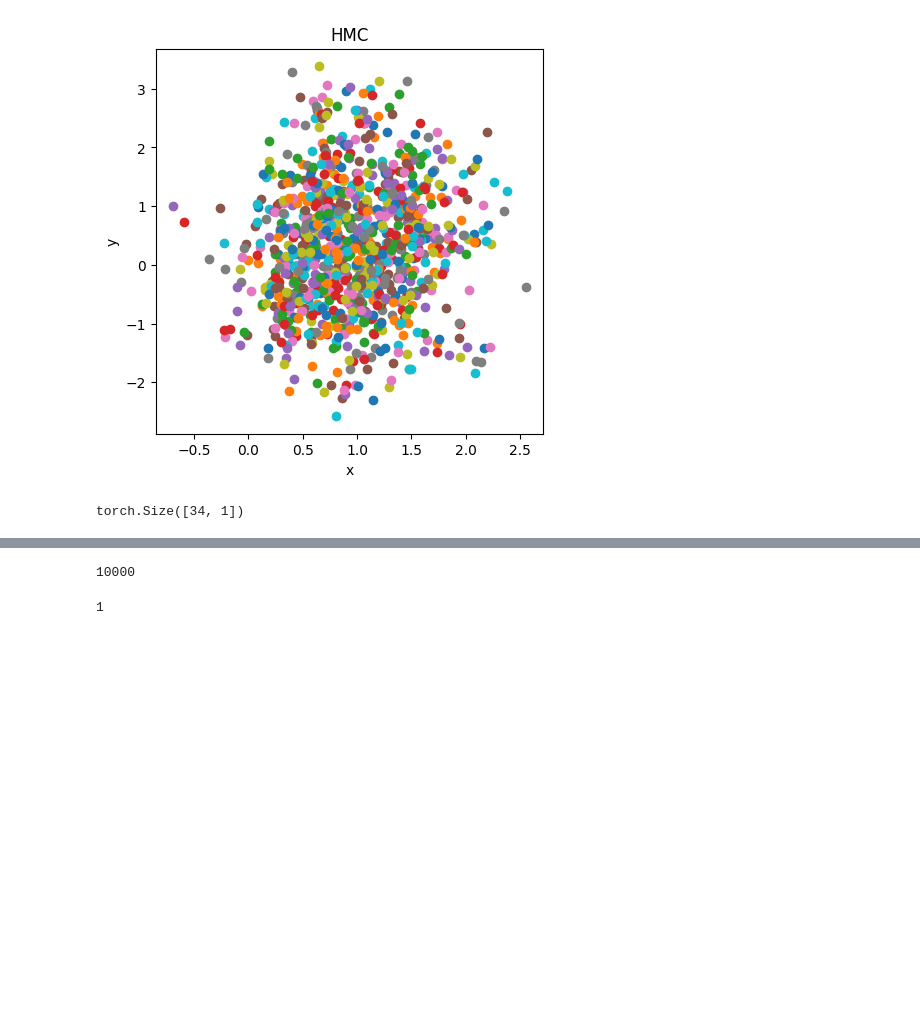
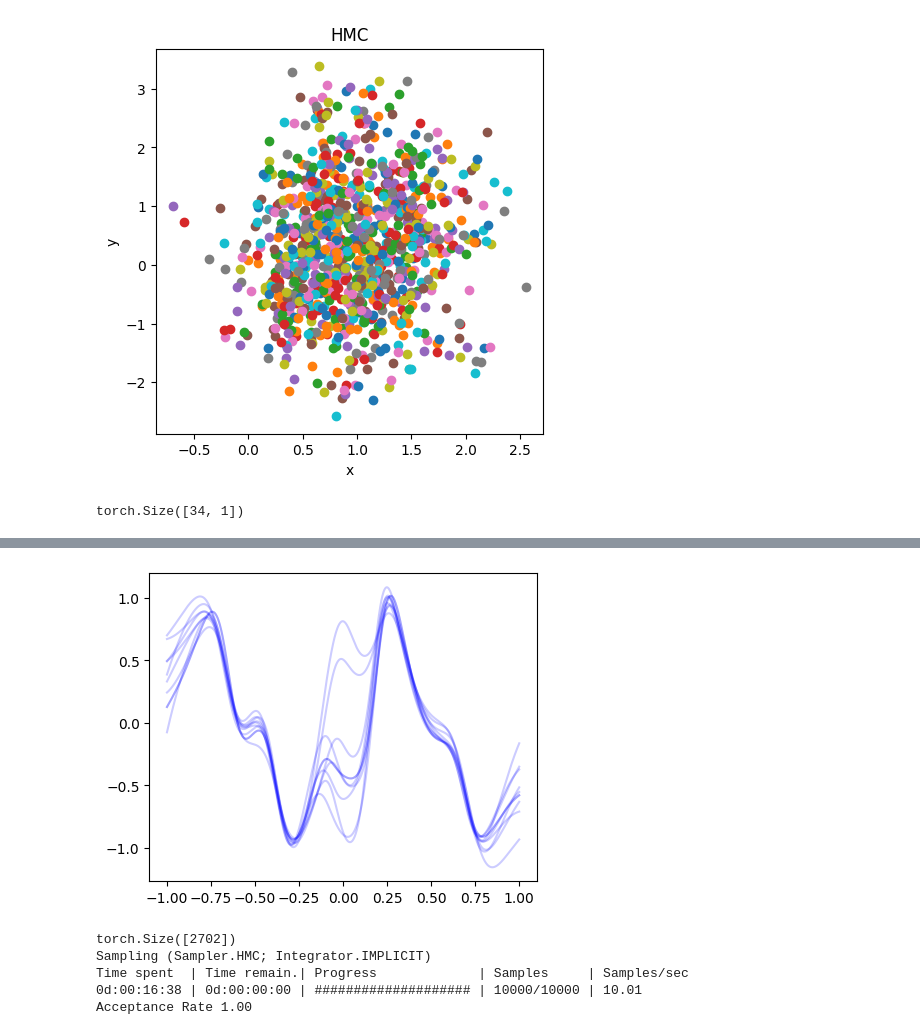
Before and after one commit to JiaxiangYi96/hamiltorch, a Jupyter notebook: hmc_bnn/hmc_basic.ipynb, the cells around one changed output, grey strips where cells are left out. Cells and saved outputs as stored; diff of their text form; code cells hidden in the pictures; blank space fills up the shorter version.

```diff
--- a/hmc_bnn/hmc_basic.ipynb
+++ b/hmc_bnn/hmc_basic.ipynb
@@ -248,4 +242,0 @@ torch.Size([1000, 1])
-# %%
-len(pred_list)
-# %% [output]
-10000
@@ -262,4 +243,6 @@ sam = Sampler.HMC
-# %%
-sam.value
-# %% [output]
-1
+# %%
+fig, ax = plt.subplots(1, 1, figsize=(5, 4))
+for ii in range(10):
+    ax.plot(test_x.numpy(), pred_list[900+ii].numpy(), 'b', alpha=0.2, rasterized=True)
+# %% [output]
+[figure, added]
@@ -265,0 +297,22 @@ sam.value
+# %%
+print(params_init.shape)
+integrator = hamiltorch.Integrator.EXPLICIT
+sampler = hamiltorch.Sampler.HMC
+
+hamiltorch.set_random_seed(r)
+params_hmc_f = hamiltorch.sample_model(net,sample_x.to(device), sample_y.to(device), params_init=params_init,
+                                       model_loss=model_loss, num_samples=num_samples,
+                                       burn = burn, inv_mass=inv_mass.to(device),step_size=step_size,
+                                       num_steps_per_sample=L,tau_out=tau_out, tau_list=tau_list,
+                                       debug=debug, store_on_GPU=store_on_GPU,
+                                       sampler = sampler)
+
+# At the moment, params_hmc_f is on the CPU so we move to GPU
+
+params_hmc_gpu = [ll.to(device) for ll in params_hmc_f[1:]]
+# %% [output]
+torch.Size([2702])
+Sampling (Sampler.HMC; Integrator.IMPLICIT)
+Time spent  | Time remain.| Progress             | Samples     | Samples/sec
+0d:00:16:38 | 0d:00:00:00 | #################### | 10000/10000 | 10.01
+Acceptance Rate 1.00
```
Also changed, not shown: parts of 19 cells of this notebook, 2 other files.
